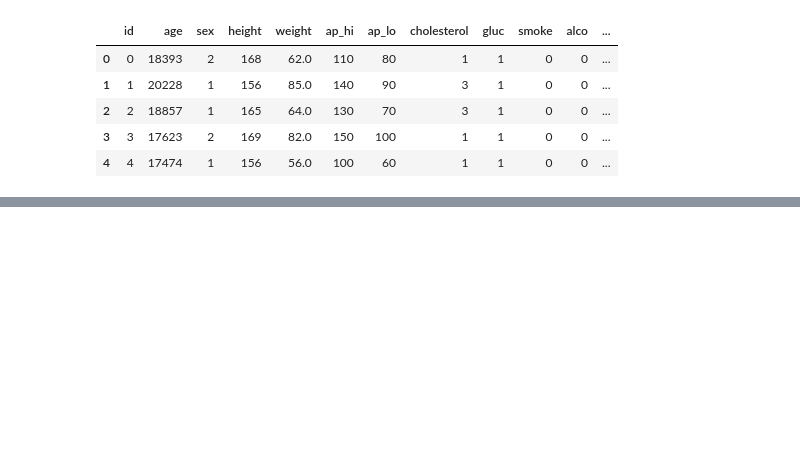
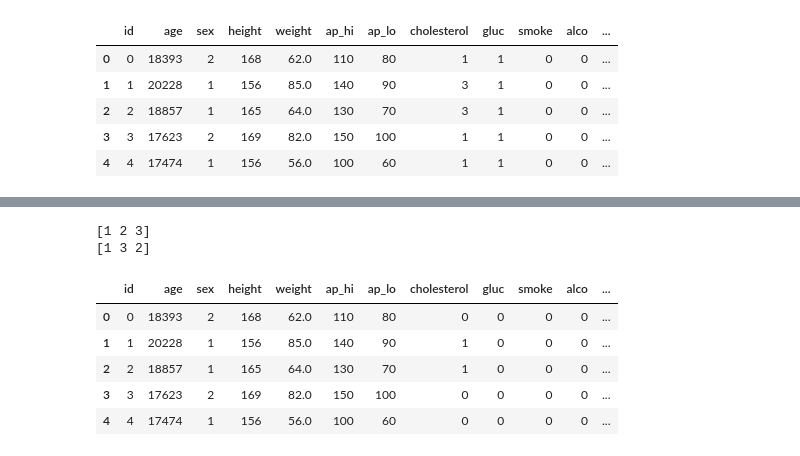
Before and after one commit to chewzzz1014/data-analysts-projects, a Jupyter notebook: freeCodeCamp/Medical-Data-Visualizer/main.ipynb, the cells around one changed output, grey strips where cells are left out. Cells and saved outputs as stored; diff of their text form; code cells hidden in the pictures; blank space fills up the shorter version.

```diff
--- a/freeCodeCamp/Medical-Data-Visualizer/main.ipynb
+++ b/freeCodeCamp/Medical-Data-Visualizer/main.ipynb
@@ -17,0 +35,19 @@ df.head(5)
+# %%
+# Normalize the data by making 0 always good and 1 always bad. If the value of cholesterol or gluc is 1, make the value 0.
+# If the value is more than 1, make the value 1.
+
+print(df.gluc.unique())
+print(df.cholesterol.unique())
+
+df.gluc = df.gluc.apply(lambda x: 0 if (x==1) else 1)
+df.cholesterol = df.cholesterol.apply(lambda x: 0 if (x==1) else 1)
+df.head(5)
+# %% [output]
+[1 2 3]
+[1 3 2]
+|  | id | age | sex | height | weight | ap_hi | ap_lo | cholesterol | gluc | smoke | alco | ... |
+| 0 | 0 | 18393 | 2 | 168 | 62.0 | 110 | 80 | 0 | 0 | 0 | 0 | ... |
+| 1 | 1 | 20228 | 1 | 156 | 85.0 | 140 | 90 | 1 | 0 | 0 | 0 | ... |
+| 2 | 2 | 18857 | 1 | 165 | 64.0 | 130 | 70 | 1 | 0 | 0 | 0 | ... |
+| 3 | 3 | 17623 | 2 | 169 | 82.0 | 150 | 100 | 0 | 0 | 0 | 0 | ... |
+| 4 | 4 | 17474 | 1 | 156 | 56.0 | 100 | 60 | 0 | 0 | 0 | 0 | ... |
```
Also changed, not shown: parts of 4 cells of this notebook.
